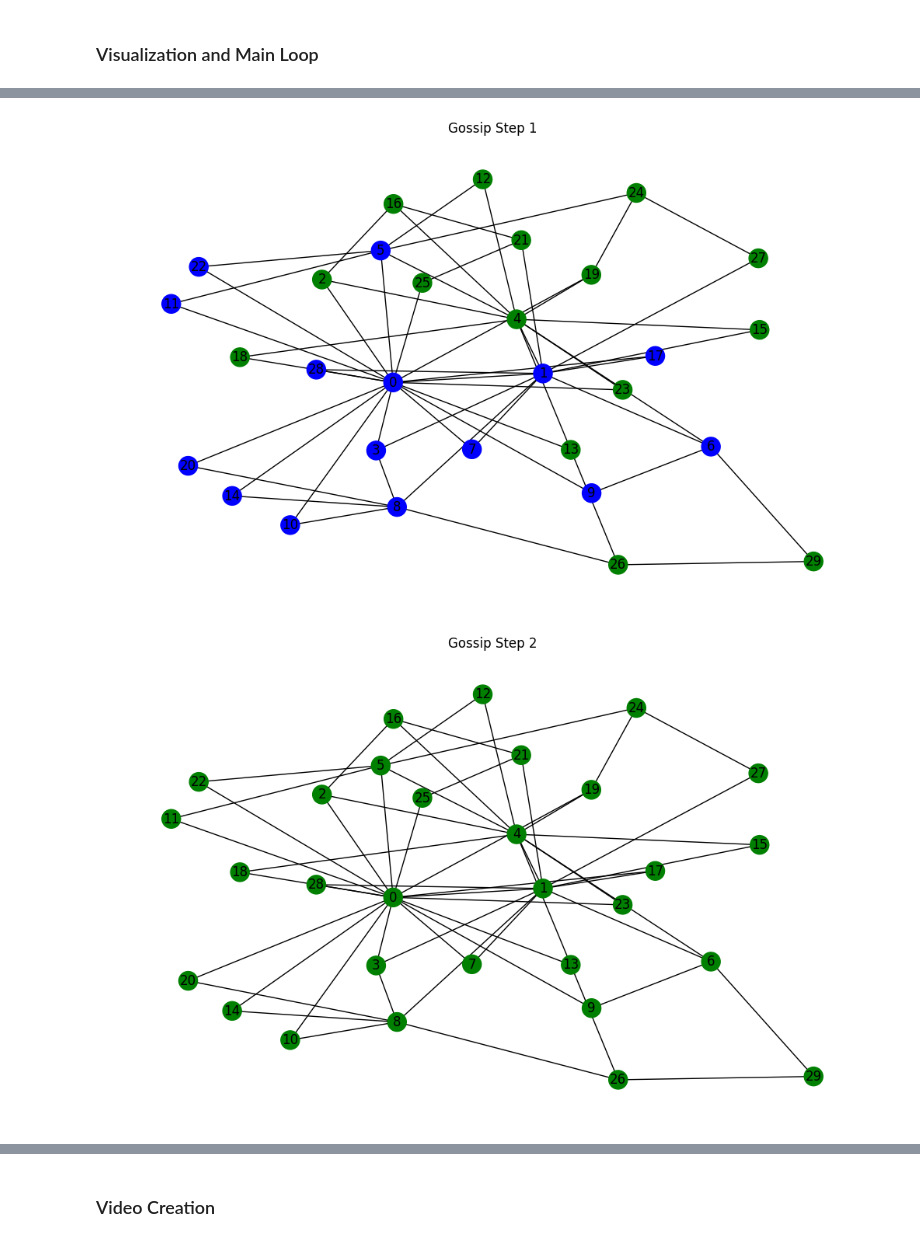
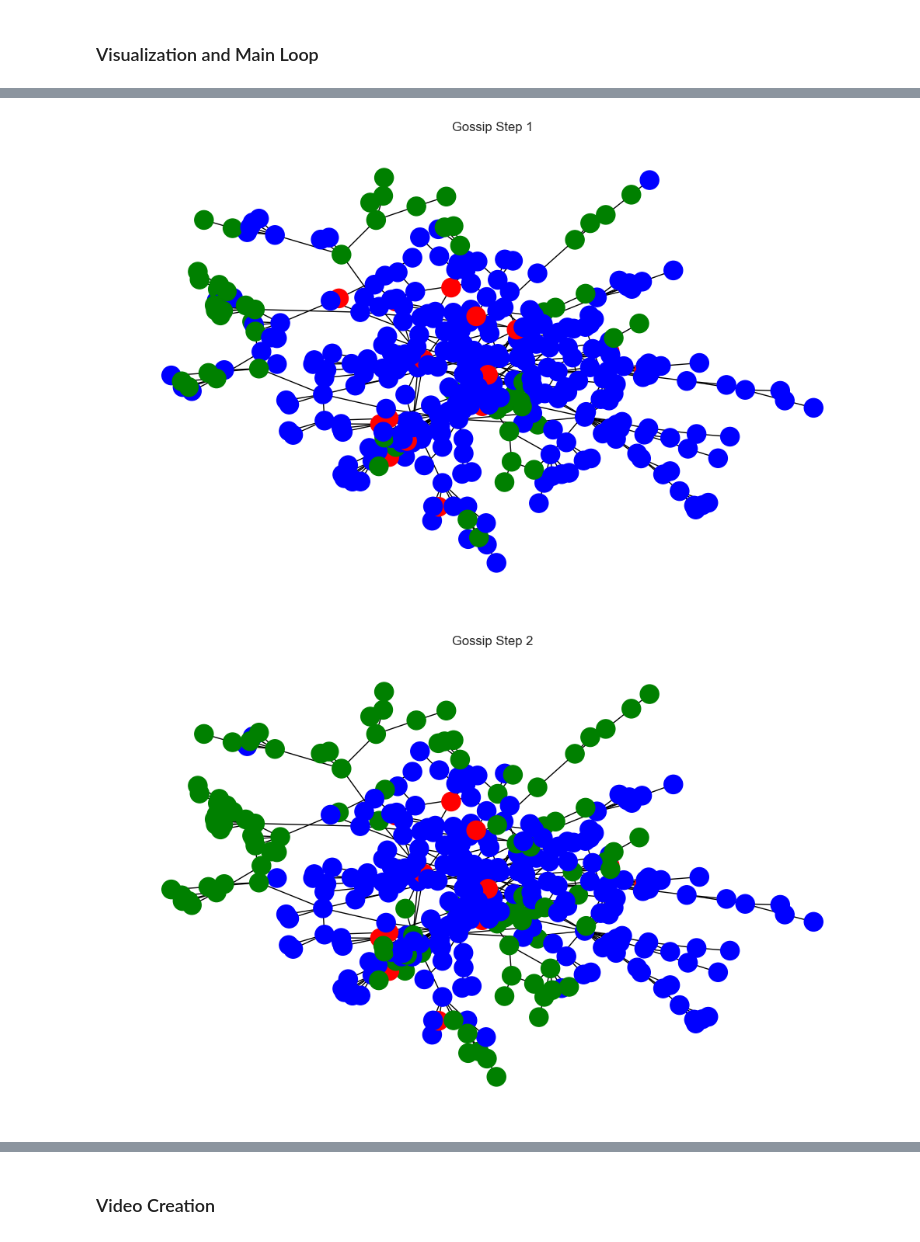
Before and after one commit to parsamlm/NetworkAnalysis, a Jupyter notebook: Step 2/sending_info.ipynb, the cells around one changed output, grey strips where cells are left out. Saved outputs shown, nothing was run; the diff lists cells and outputs as text; code cells hidden in the pictures.

Commit message:
implementation of Step 2 on main network dataset

```diff
--- a/Step 2/sending_info.ipynb
+++ b/Step 2/sending_info.ipynb
@@ -8,0 +11,13 @@ import os, random, string
+# %%
+graph_nodes_list = list(my_graph.nodes())
+new_graph_size = 2000
+new_graph_nodes = random.sample(graph_nodes_list, new_graph_size)
+new_graph = my_graph.subgraph(new_graph_nodes)
+print("New Graph - Number of nodes: ", new_graph.number_of_nodes())
+print("New Graph - Number of edges: ", new_graph.number_of_edges())
+
+giant_component = max(nx.connected_components(new_graph), key=len)
+giant_component_graph = new_graph.subgraph(giant_component)
+
+print("Giant Component - Number of nodes: ", giant_component_graph.number_of_nodes())
+print("Giant Component - Number of edges: ", giant_component_graph.number_of_edges())
@@ -9,17 +29,15 @@ import os, random, string
 # %% [markdown]
 ### Prepare the network
 # %%
-# Step 1: Prepare the Network (Barabási-Albert)
-n = 30  # Number of nodes
-m = 2   # Number of edges to attach from a new node to existing nodes
-G = nx.barabasi_albert_graph(n, m, seed=42)
+# Step 1: Prepare the Network
+G = giant_component_graph
 pos = nx.spring_layout(G, seed=42)
 # %% [markdown]
 ### Node Types
 # %%
 node_colors = {node: 'blue' for node in G.nodes()} # All start as blue
-gossipers = np.random.choice(G.nodes(), 2, replace=False)
-malicious = np.random.choice(list(set(G.nodes()) - set(gossipers)), 2, replace=False)
+gossipers = np.random.choice(G.nodes(), 20, replace=False)
+malicious = np.random.choice(list(set(G.nodes()) - set(gossipers)), 20, replace=False)
 
 # Messages
 original_message = "super secret sentence"
@@ -31,7 +49,7 @@ for node in gossipers:
 ### Simulation Parameters
 # %%
 # Simulation Parameters
-threshold = 0.3
+threshold = 0.2
 
 # Mark Gossipers as Green
 for node in gossipers: node_colors[node] = 'green'
@@ -85,8 +103,9 @@ while iteration < max_iterations:
 
 
     plt.figure(figsize=(10, 6))
-    nx.draw(G, pos, with_labels=True, node_color=[node_colors[node] for node in G.nodes()])
+    nx.draw(G, pos, node_color=[node_colors[node] for node in G.nodes()])
     plt.title(f"Gossip Step {iteration}")
+
 
     filename = os.path.join(output_dir, f"frame_{len(filenames)}.png")
     filenames.append(filename)
@@ -102,2 +121,2 @@ while iteration < max_iterations:
-[figure, old version]
+[figure, new version]
-[figure, old version]
+[figure, new version]
```
Also changed, not shown: parts of 6 cells of this notebook, 10 other files.
